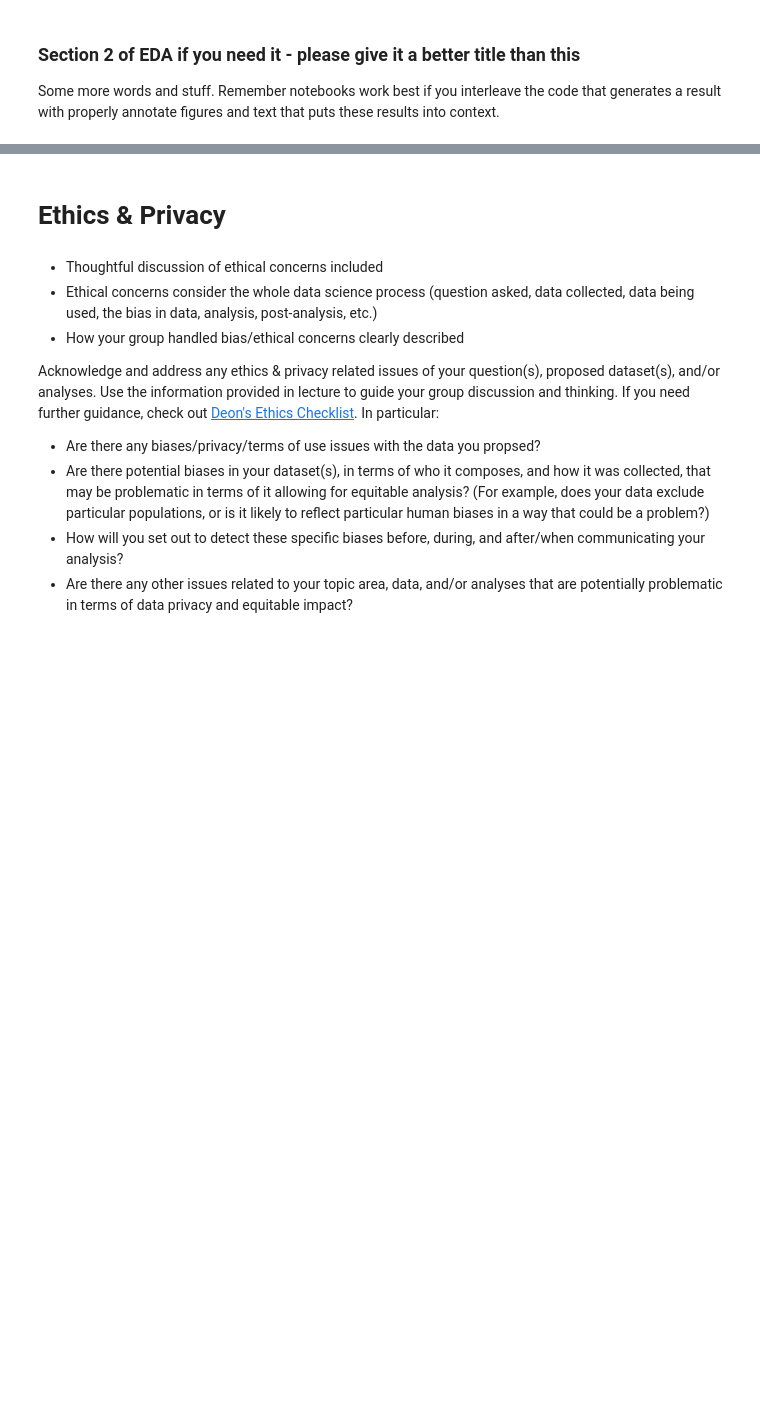
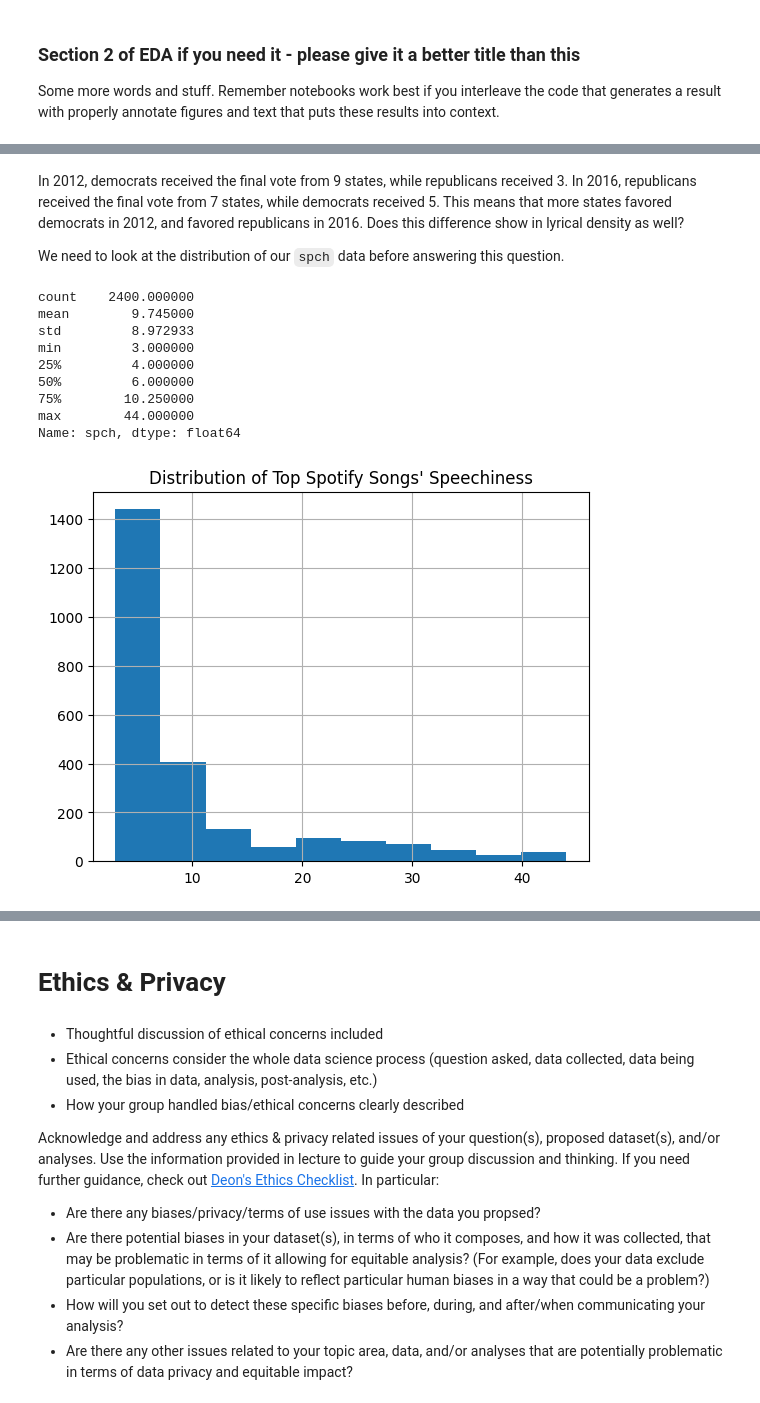
Before and after one commit to katiemoc/musical-politics, a Jupyter notebook: EDACheckpoint_Group093-FA24.ipynb, the cells around one changed output, grey strips where cells are left out. Saved outputs shown, nothing was run; the diff lists cells and outputs as text; code cells hidden in the pictures; blank space fills up the shorter version.

Commit message:
spch eda

```diff
--- a/EDACheckpoint_Group093-FA24.ipynb
+++ b/EDACheckpoint_Group093-FA24.ipynb
@@ -583,0 +661,21 @@ Some more words and stuff.  Remember notebooks work best if you interleave the c
+# %% [markdown]
+In 2012, democrats received the final vote from 9 states, while republicans received 3.
+In 2016, republicans received the final vote from 7 states, while democrats received 5.
+This means that more states favored democrats in 2012, and favored republicans in 2016. Does this difference show in lyrical density as well?
+
+We need to look at the distribution of our `spch` data before answering this question.
+# %%
+print(tidy['spch'].describe())
+tidy['spch'].hist();
+plt.title("Distribution of Top Spotify Songs' Speechiness");
+# %% [output]
+count    2400.000000
+mean        9.745000
+std         8.972933
+min         3.000000
+25%         4.000000
+50%         6.000000
+75%        10.250000
+max        44.000000
+Name: spch, dtype: float64
+[figure, added]
```
Also changed, not shown: parts of 21 cells of this notebook.
